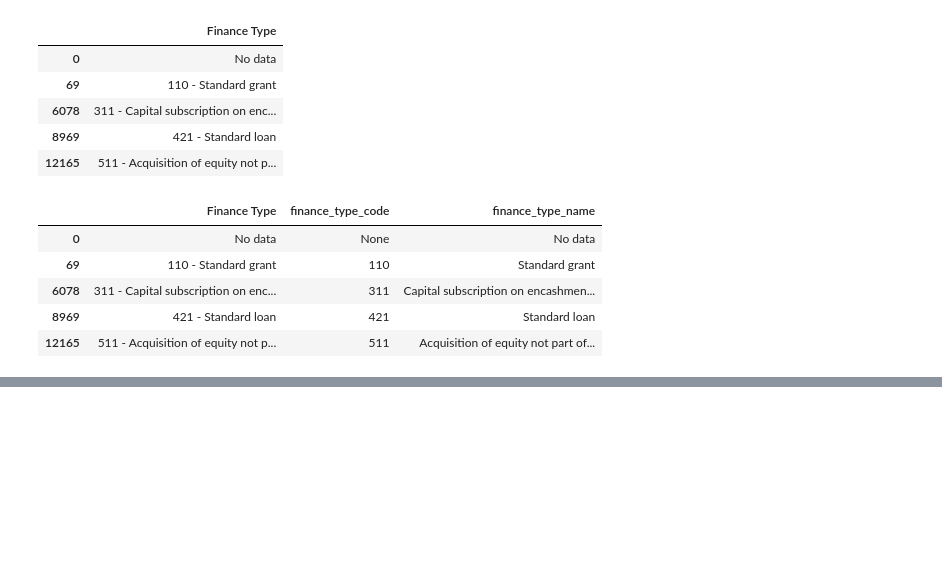
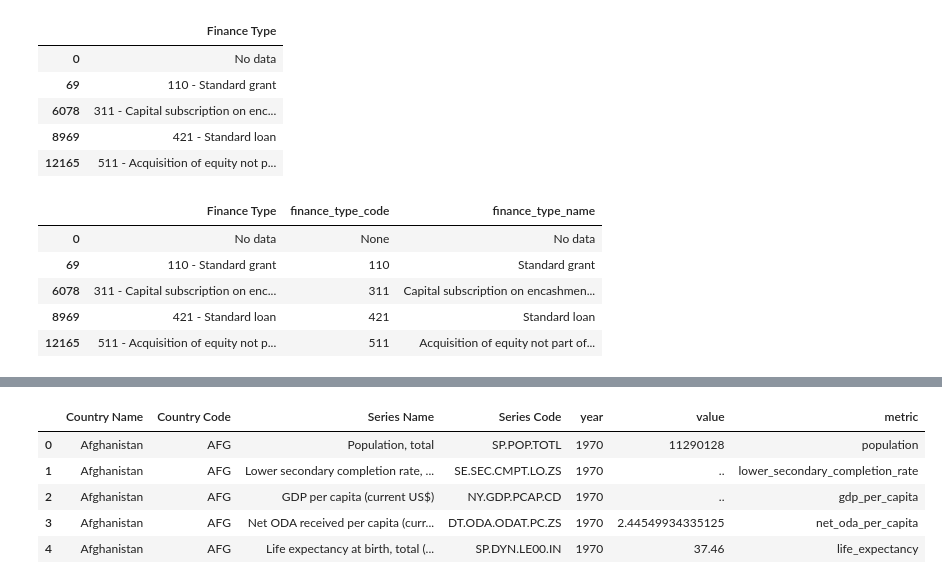
Before and after one commit to kirbt/INFO430-datawarehouse, a Jupyter notebook: iata_ETL.ipynb, the cells around one changed output, grey strips where cells are left out. Saved outputs shown, nothing was run; the diff lists cells and outputs as text; code cells hidden in the pictures; blank space fills up the shorter version.

```diff
--- a/iata_ETL.ipynb
+++ b/iata_ETL.ipynb
@@ -556,0 +573,10 @@ NameError: name 'di' is not defined
+# %%
+# long pivot the years
+
+indicator_long = world_indicator_data.melt(
+    id_vars=["Country Name", "Country Code", "Series Name", "Series Code"],
+    var_name="year",
+    value_name="value"
+)
+
+indicator_long.head()
@@ -556,0 +590,6 @@ NameError: name 'di' is not defined
+# %%
+# year has weird values so convert
+
+indicator_long["year"] = indicator_long["year"].str.extract(r"(\d{4})").astype(int)
+
+indicator_long.head(1)
@@ -556,0 +612,24 @@ NameError: name 'di' is not defined
+# %%
+# make a map to convert the names to readable format
+
+indicator_map = {
+    "Population, total": "population",
+    "GDP per capita (current US$)": "gdp_per_capita",
+    "Net ODA received per capita (current US$)": "net_oda_per_capita",
+    "Life expectancy at birth, total (years)": "life_expectancy",
+    "Mortality rate, under-5 (per 1,000 live births)": "under5_mortality",
+    "Primary completion rate, total (% of relevant age group)": "primary_completion_rate",
+    "Lower secondary completion rate, total (% of relevant age group)": "lower_secondary_completion_rate",
+    "School enrollment, primary (% net)": "school_enrollment_primary"
+}
+
+indicator_long["metric"] = long_df["Series Name"].map(indicator_map)
+
+indicator_long.head()
+# %% [output]
+|  | Country Name | Country Code | Series Name | Series Code | year | value | metric |
+| 0 | Afghanistan | AFG | Population, total | SP.POP.TOTL | 1970 | 11290128 | population |
+| 1 | Afghanistan | AFG | Lower secondary completion rate, ... | SE.SEC.CMPT.LO.ZS | 1970 | .. | lower_secondary_completion_rate |
+| 2 | Afghanistan | AFG | GDP per capita (current US$) | NY.GDP.PCAP.CD | 1970 | .. | gdp_per_capita |
+| 3 | Afghanistan | AFG | Net ODA received per capita (curr... | DT.ODA.ODAT.PC.ZS | 1970 | 2.44549934335125 | net_oda_per_capita |
+| 4 | Afghanistan | AFG | Life expectancy at birth, total (... | SP.DYN.LE00.IN | 1970 | 37.46 | life_expectancy |
```
Also changed, not shown: parts of 16 cells of this notebook.
